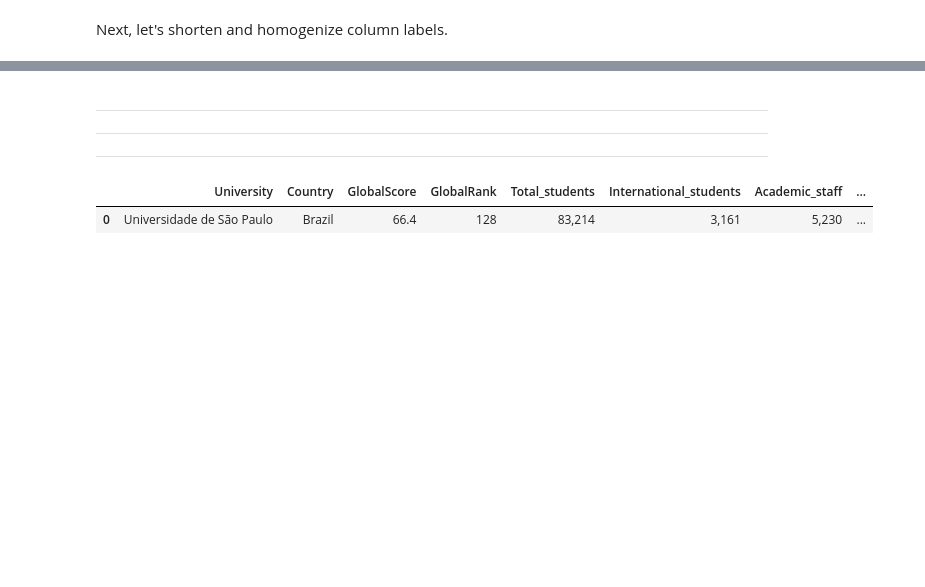
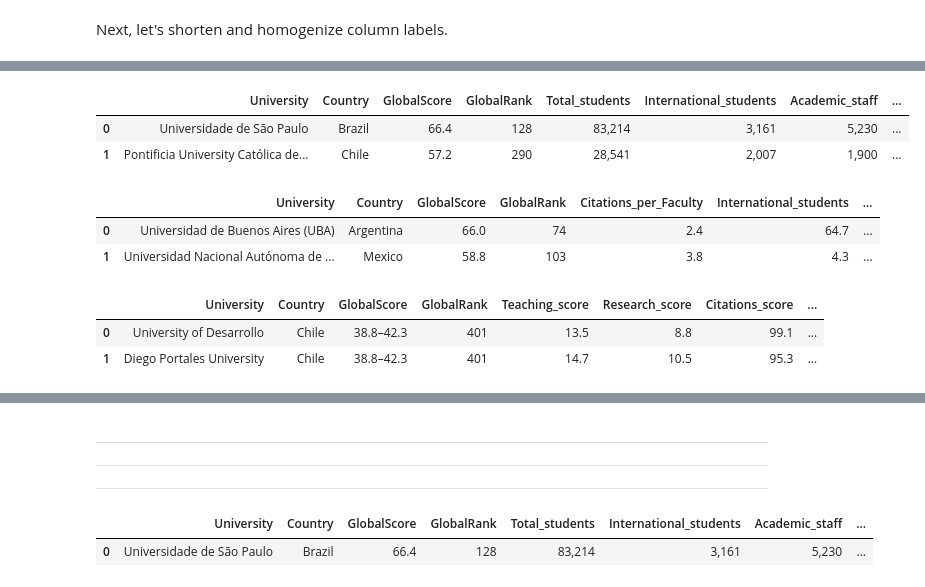
Before and after one commit to aurelioai/Capstone_personal, a Jupyter notebook: 02_homogenize_dataframes.ipynb, the cells around one changed output, grey strips where cells are left out. Cells and saved outputs as stored; diff of their text form; code cells hidden in the pictures; blank space fills up the shorter version.

```diff
--- a/02_homogenize_dataframes.ipynb
+++ b/02_homogenize_dataframes.ipynb
@@ -41,7 +56,7 @@ A good idea is to have all data in similar order.
 # %%
 # Desired order:
 # University, country, global score, rank, secondary scores, hard data (e.g. number of students), location.
-USN_df.columns
+# USN_df does not have scores (the original page only has hard data and ranks)
 tmpdf = USN_df[['University', 'Country', 'GlobalScore', 'GlobalRank',
        'Total number of students', 'Number of international students',
        'Total number of academic staff', 'Number of international staff',
@@ -51,9 +66,17 @@ tmpdf = USN_df[['University', 'Country', 'GlobalScore', 'GlobalRank',
        'Number of new undergraduate students',
        'Number of new master\'s students', 'Number of new doctoral students', 'Address']]
 USN_df = tmpdf.copy()
+# QSTU_df has scores, ratios and hard data
+QSTU_df.columns
+tmpdf = QSTU_df[['Name', 'Country', 'GlobalScore', 'GlobalRank','Citations_per_Faculty',
+                 'International_Students', 'International_Faculty', 'Faculty_Student',
+                 'Employer_Reputation', 'Academic_Reputation', 'Total students',
+                 'PG students total', 'UG students total', 'International students',
+                 'PG students intl', 'UG students intl', 'Total faculty staff',
+                 'International staff', 'Domestic staff']]
+QSTU_df = tmpdf.copy()
+# THE_df has scores, ratios and hard data and is already in the desired order.
 del tmpdf
-# QSTU_df is in the desired order. It does not have hard data.
-# THE_df is in the desired order.
 # %% [markdown]
 Next, let's shorten and homogenize column labels.
 # %%
@@ -82,0 +104,14 @@ A good idea as a next step is to homogeneize the names of the universities.
+# %%
+display(USN_df.head(2))
+display(QSTU_df.head(2))
+display(THE_df.head(2))
+# %% [output]
+|  | University | Country | GlobalScore | GlobalRank | Total_students | International_students | Academic_staff | ... |
+| 0 | Universidade de São Paulo | Brazil | 66.4 | 128 | 83,214 | 3,161 | 5,230 | ... |
+| 1 | Pontificia University Católica de... | Chile | 57.2 | 290 | 28,541 | 2,007 | 1,900 | ... |
+|  | University | Country | GlobalScore | GlobalRank | Citations_per_Faculty | International_students | ... |
+| 0 | Universidad de Buenos Aires (UBA) | Argentina | 66.0 | 74 | 2.4 | 64.7 | ... |
+| 1 | Universidad Nacional Autónoma de ... | Mexico | 58.8 | 103 | 3.8 | 4.3 | ... |
+|  | University | Country | GlobalScore | GlobalRank | Teaching_score | Research_score | Citations_score | ... |
+| 0 | University of Desarrollo | Chile | 38.8–42.3 | 401 | 13.5 | 8.8 | 99.1 | ... |
+| 1 | Diego Portales University | Chile | 38.8–42.3 | 401 | 14.7 | 10.5 | 95.3 | ... |
```
Also changed, not shown: parts of 4 cells of this notebook, 2 other files.
